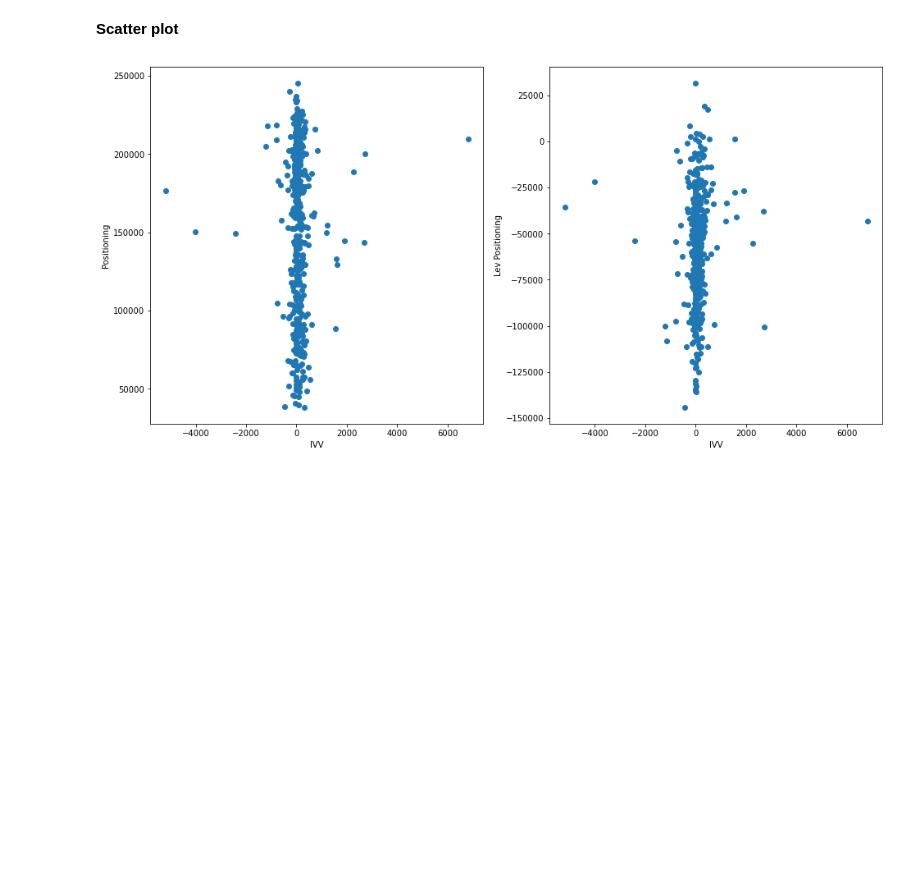
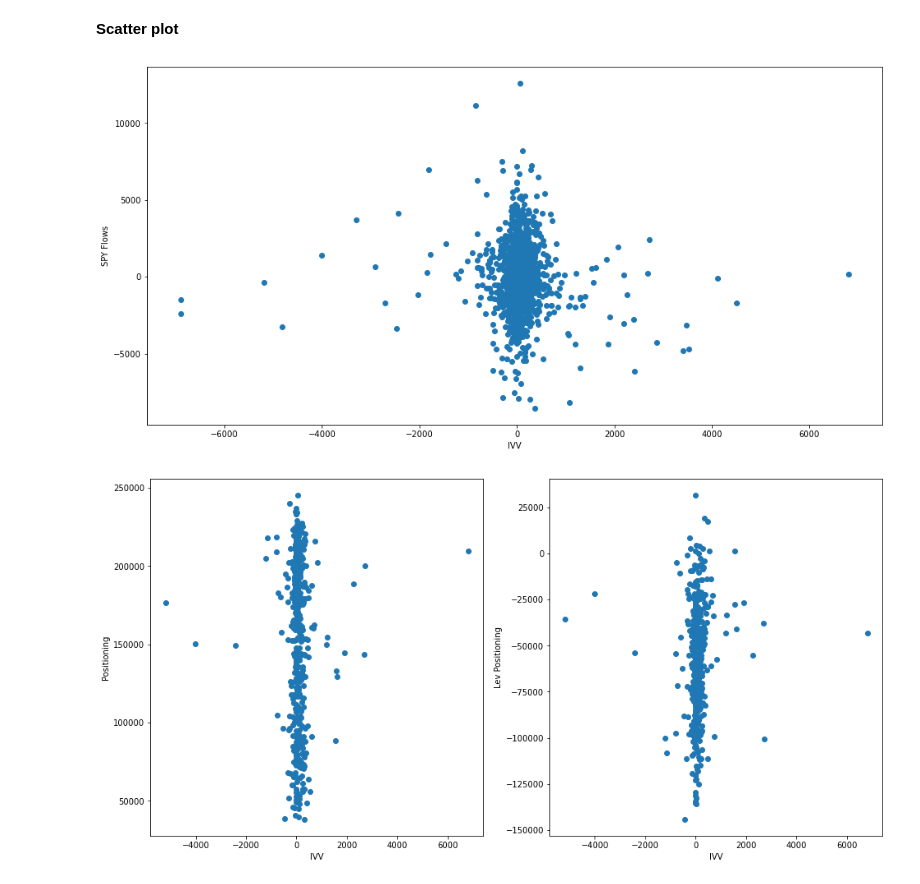
Before and after one commit to sdlwdh/ML-Capstone, a Jupyter notebook: Code/EDA.ipynb, the cells around one changed output. Saved outputs shown, nothing was run; the diff lists cells and outputs as text; code cells hidden in the pictures; blank space fills up the shorter version.

```diff
--- a/Code/EDA.ipynb
+++ b/Code/EDA.ipynb
@@ -363,6 +365,15 @@ spxetf_y_daily
 2185 rows × 7 columns
 # %% [markdown]
 __Scatter plot__
+# %%
+fig = plt.figure(figsize = [16,8])
+axs = fig.subplots(1,1)
+axs.scatter(spxetf_y_daily.IVV, spxetf_y_daily['SPY Flows'])
+axs.set_ylabel('SPY Flows')
+axs.set_xlabel('IVV')
+plt.show()
+# %% [output]
+[figure, added]
 # %%
 fig = plt.figure(figsize = [16,8])
 axs = fig.subplots(1,2)
```
Also changed, not shown: parts of 44 cells of this notebook.
